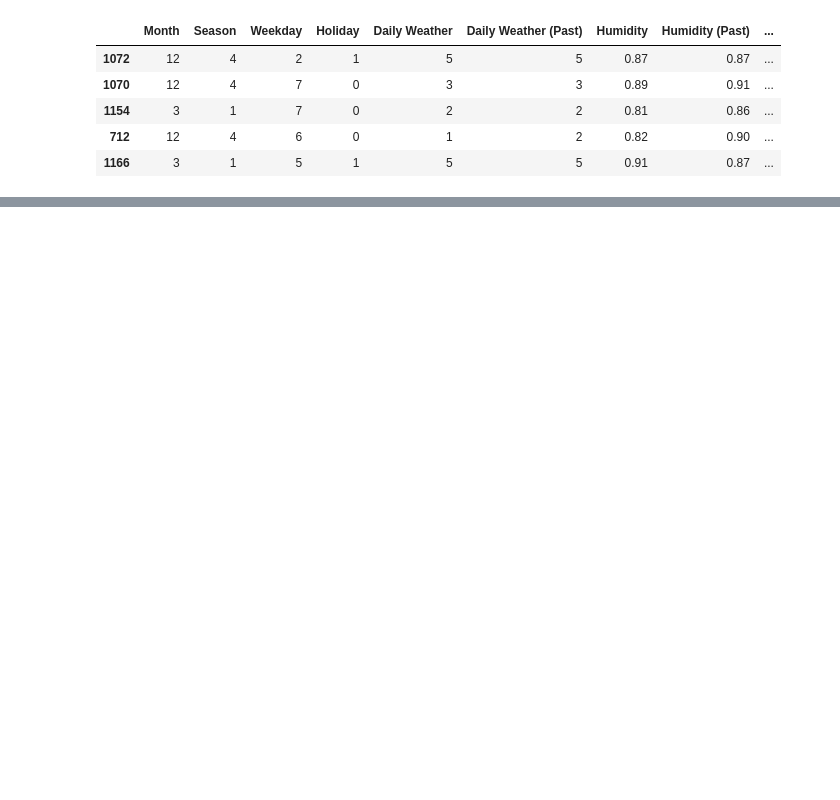
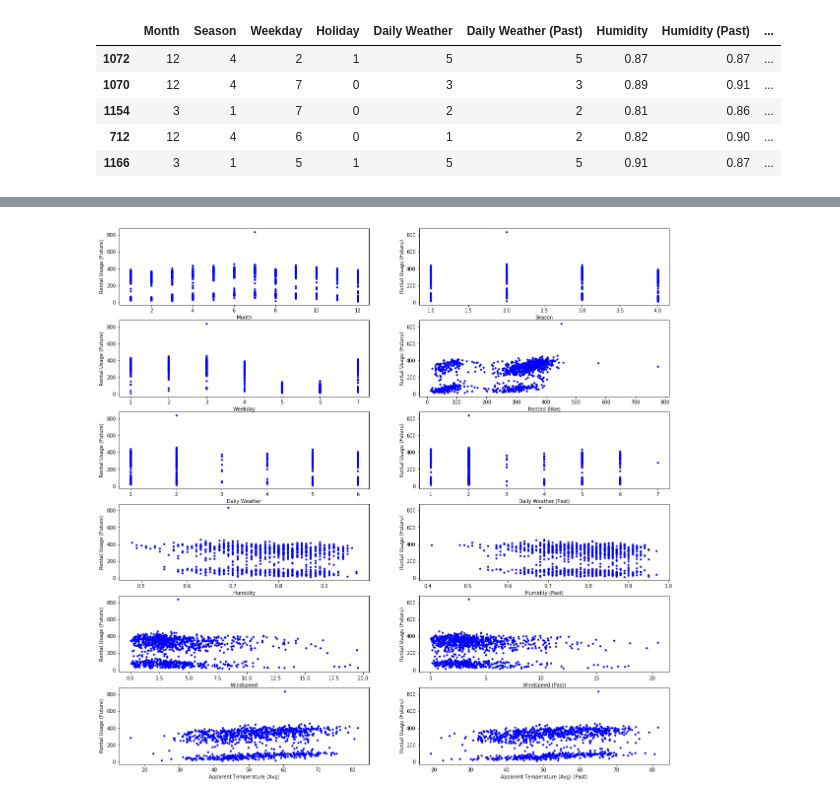
Before and after one commit to dataBikeHsUlm/MapReduce, a Jupyter notebook: Data_Profiling/Polynomial Regression.ipynb, the cells around one changed output, grey strips where cells are left out. Cells and saved outputs as stored; diff of their text form; code cells hidden in the pictures; blank space fills up the shorter version.

```diff
--- a/Data_Profiling/Polynomial Regression.ipynb
+++ b/Data_Profiling/Polynomial Regression.ipynb
@@ -127,0 +148,17 @@ print(r2)
+# %%
+length = len(X_train.values[0])
+width = 2
+height = length / width + length % width
+
+plt.figure(figsize=(20,20))
+
+for i in range(length):
+    plt.subplot(height, width, i + 1)
+    plt.scatter(X_train.values[:,i], y_train, s=10, color="blue")
+    #plt.title(features.columns[i])
+    plt.xlabel(X_train.columns[i])
+    plt.ylabel('Rental Usage (Future)')
+
+plt.show()
+# %% [output]
+[figure, added]
```
Also changed, not shown: parts of 4 cells of this notebook.
